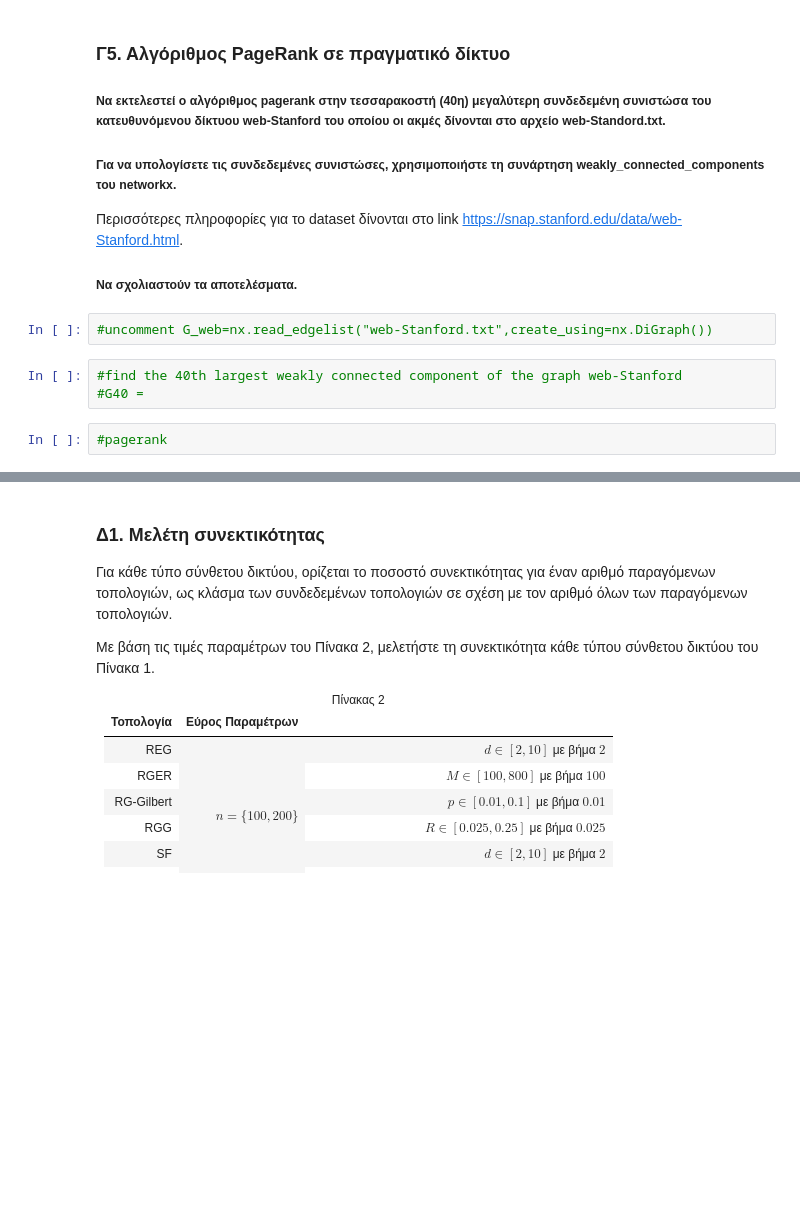
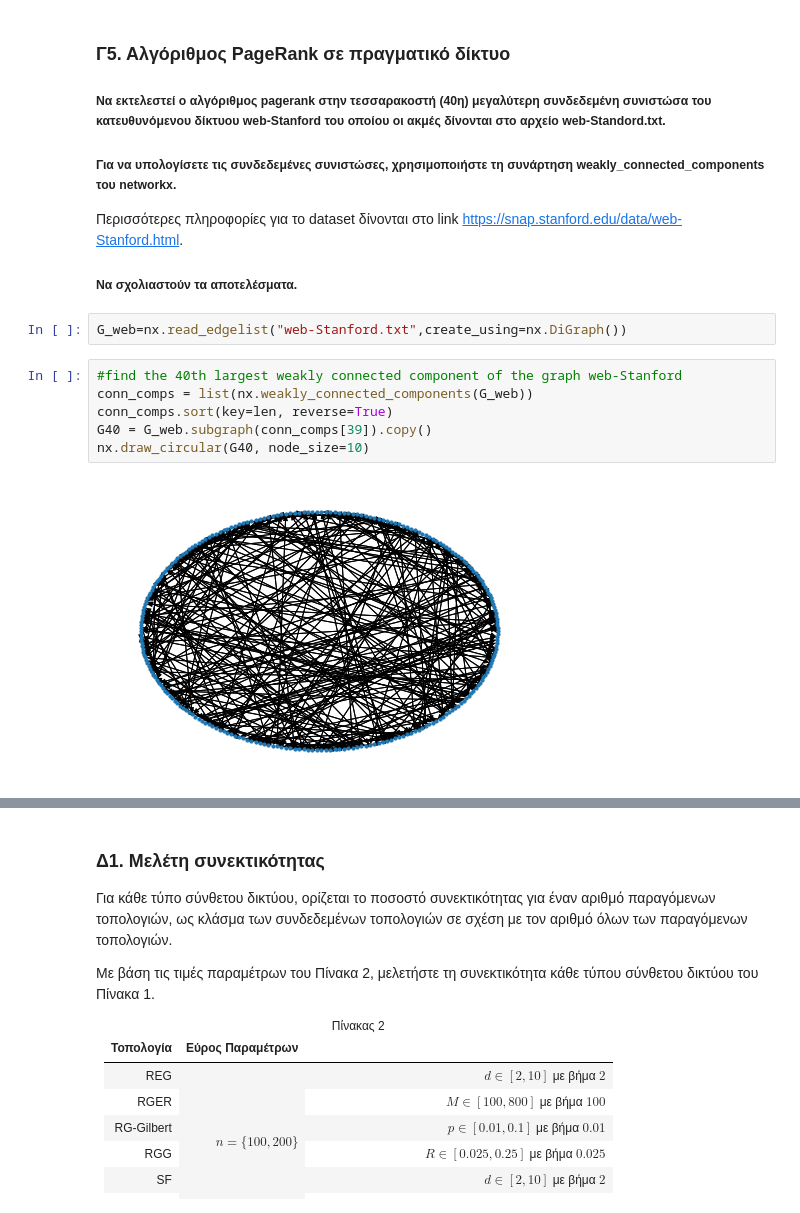
Before and after one commit to michalakos/sna, a Jupyter notebook: lab1_03117069.ipynb, the cells around one changed output, grey strips where cells are left out. Saved outputs shown, nothing was run; the diff lists cells and outputs as text; blank space fills up the shorter version.

```diff
--- a/lab1_03117069.ipynb
+++ b/lab1_03117069.ipynb
@@ -868,9 +869,12 @@ Nodes [32, 24, 2, 23] are in the top 10 central nodes by all metrics
 Περισσότερες πληροφορίες για το dataset δίνονται στο link https://snap.stanford.edu/data/web-Stanford.html.
 ##### Να σχολιαστούν τα αποτελέσματα.
 # %%
-#uncomment G_web=nx.read_edgelist("web-Stanford.txt",create_using=nx.DiGraph())
+G_web=nx.read_edgelist("web-Stanford.txt",create_using=nx.DiGraph())
 # %%
 #find the 40th largest weakly connected component of the graph web-Stanford
-#G40 =
+conn_comps = list(nx.weakly_connected_components(G_web))
+conn_comps.sort(key=len, reverse=True)
+G40 = G_web.subgraph(conn_comps[39]).copy()
+nx.draw_circular(G40, node_size=10)
+# %% [output]
+[figure, added]
-# %%
-#pagerank
```
Also changed, not shown: parts of 31 cells of this notebook.
